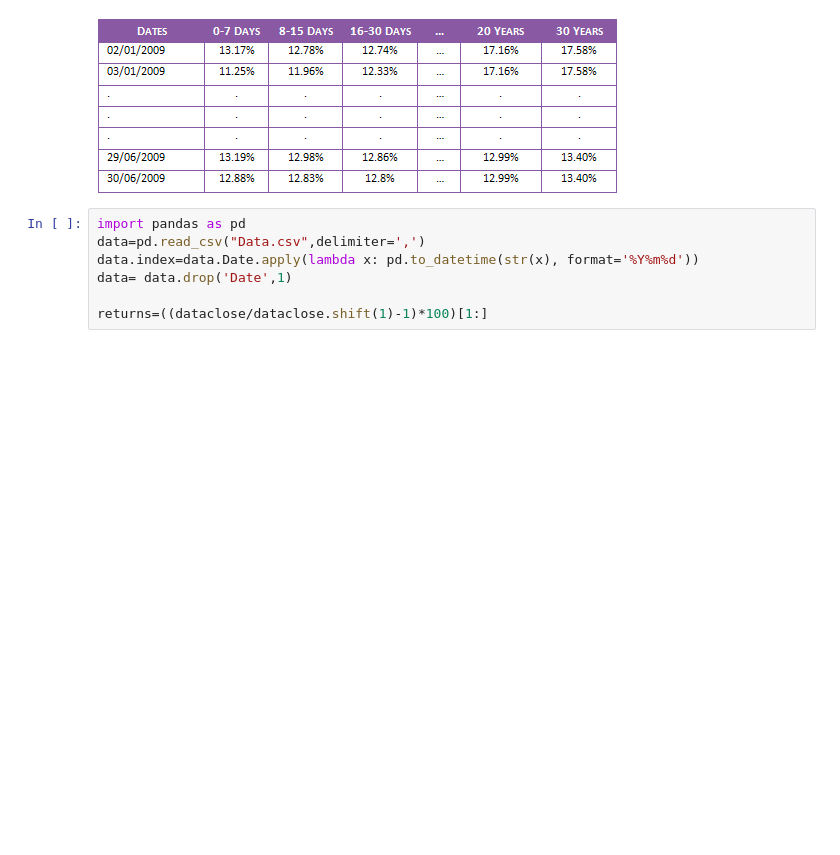
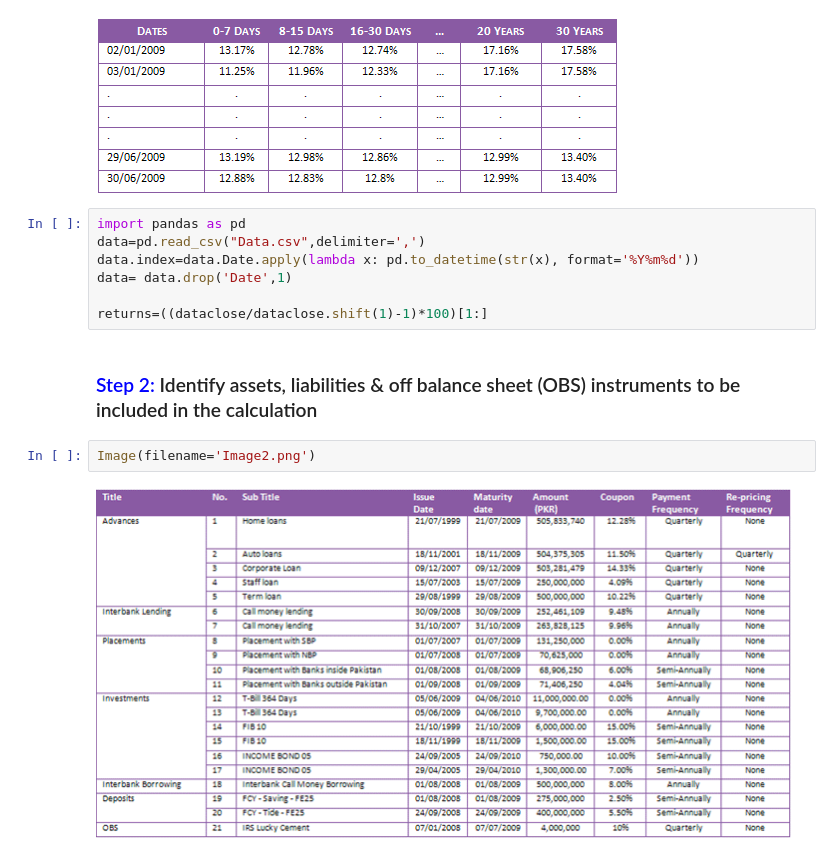
Before and after one commit to KshitizSharmaV/ALM-Code, a Jupyter notebook: ALM Modelling.ipynb, the cells around one changed output. Cells and saved outputs as stored; diff of their text form; blank space fills up the shorter version.

```diff
--- a/ALM Modelling.ipynb
+++ b/ALM Modelling.ipynb
@@ -369,3 +369,9 @@ data.index=data.Date.apply(lambda x: pd.to_datetime(str(x), format='%Y%m%d'))
 data= data.drop('Date',1)
 
 returns=((dataclose/dataclose.shift(1)-1)*100)[1:]
+# %% [markdown]
+### <font color="blue">Step 2:</font> Identify assets, liabilities & off balance sheet (OBS) instruments to be included in the calculation
+# %%
+Image(filename='Image2.png')
+# %% [output]
+[figure, added]
```
Also changed, not shown: parts of 12 cells of this notebook, 2 other files.
